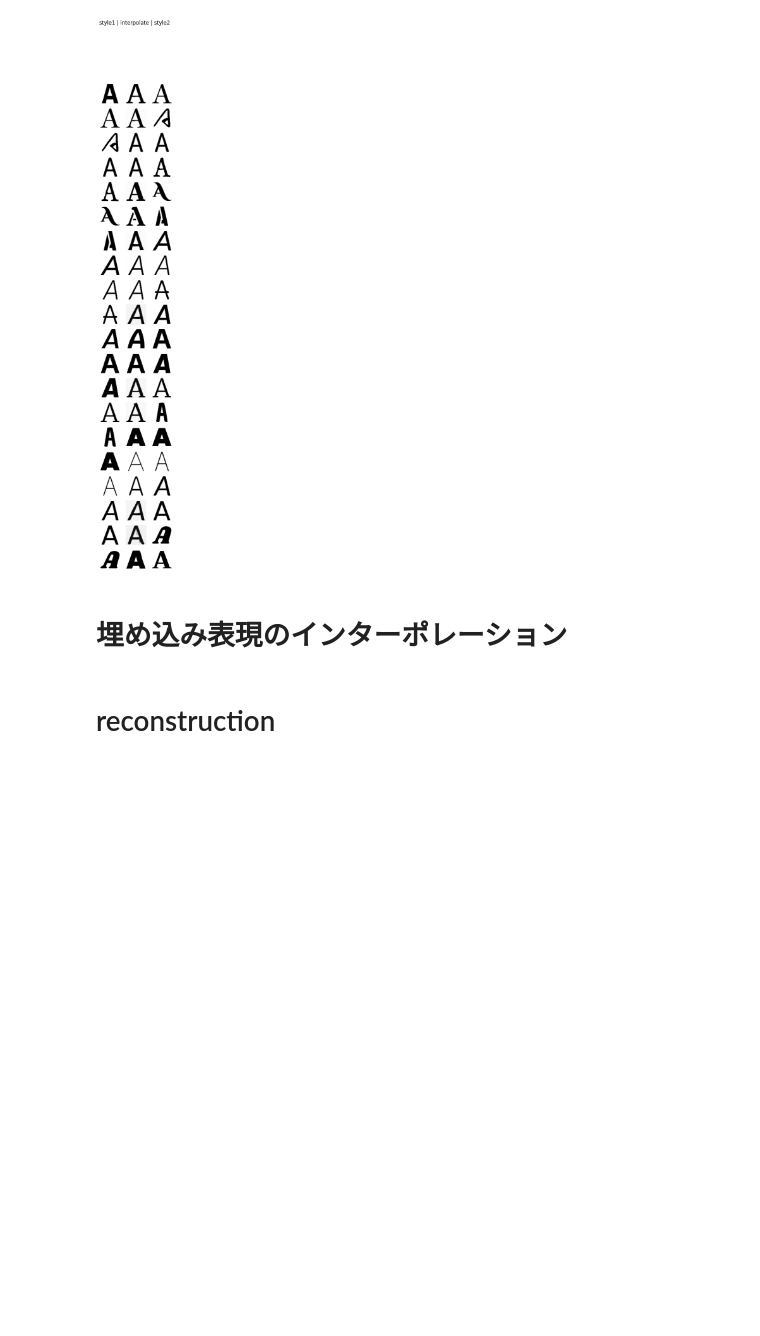
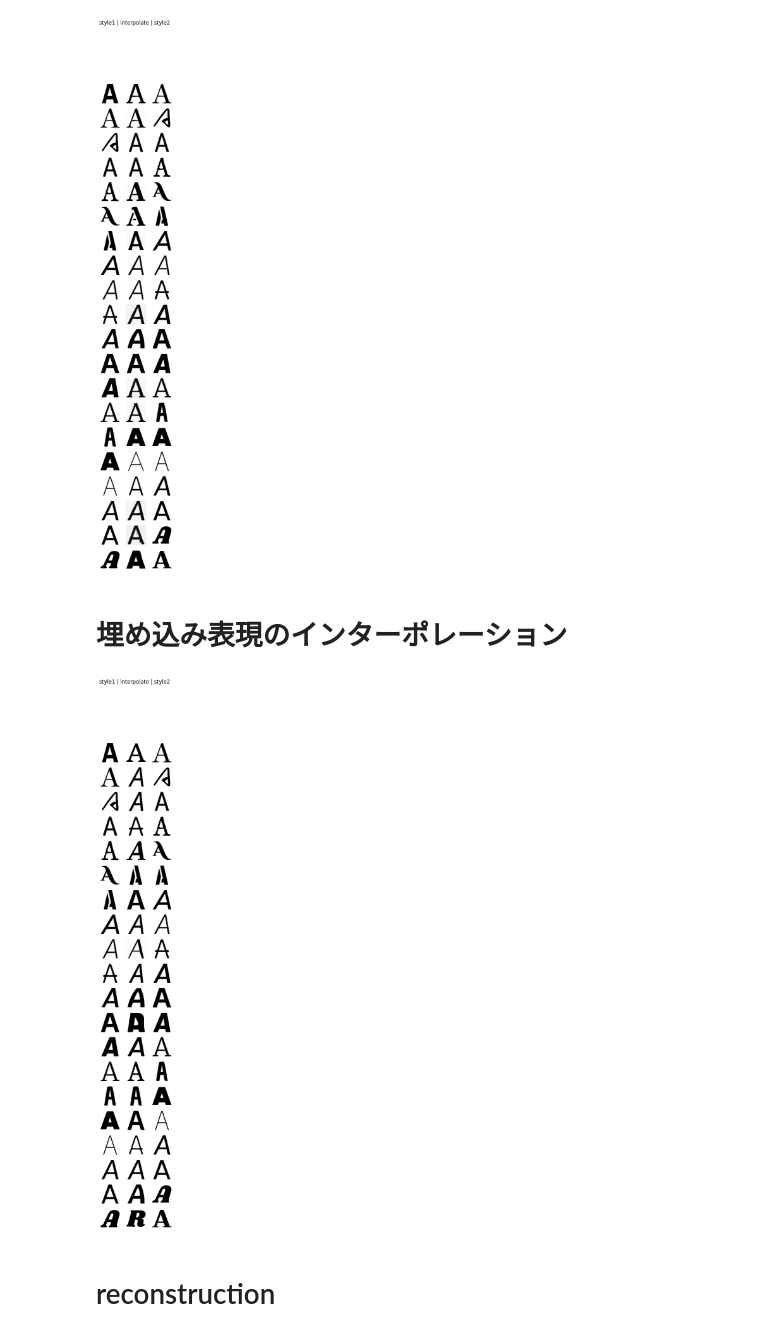
Before and after one commit to tetuomi/font-style-interpolation, a Jupyter notebook: scratch.ipynb, the cells around one changed output. Saved outputs shown, nothing was run; the diff lists cells and outputs as text; code cells hidden in the pictures; blank space fills up the shorter version.

```diff
--- a/scratch.ipynb
+++ b/scratch.ipynb
@@ -269,7 +269,7 @@ TEST SIZE: 0
 # ノイズのインターポレーション
 # %%
 @torch.no_grad()
-def p_sample_interpolate(x, classes, style1, style2, t, t_index, class_scale=6., style_scale=6., rescaled_phi=0.7):
+def p_sample_noise_interpolate(x, classes, style1, style2, t, t_index, class_scale=6., style_scale=6., rescaled_phi=0.7):
     betas_t = extract(betas, t, x.shape)
     sqrt_one_minus_alphas_cumprod_t = extract(sqrt_one_minus_alphas_cumprod, t, x.shape)
     sqrt_recip_alphas_t = extract(sqrt_recip_alphas, t, x.shape)
@@ -297,7 +297,7 @@ classes = torch.full((b,), 0, device=device, dtype=torch.long)
 style = torch.tensor([[i, (i+1)%num_style] for i in range(b)], device=device, dtype=torch.long)
 
 for i in tqdm(reversed(range(0, timesteps)), desc='sampling loop time step', total=timesteps):
-    img = p_sample_interpolate(img, classes, style[:, 0], style[:, 1], torch.full((b,), i, device=device, dtype=torch.long), i,
+    img = p_sample_noise_interpolate(img, classes, style[:, 0], style[:, 1], torch.full((b,), i, device=device, dtype=torch.long), i,
                     class_scale=class_scale, style_scale=style_scale, rescaled_phi=rescaled_phi)
 
 fig, ax = plt.subplots(b, 3, figsize=(3, b))
@@ -309,11 +309,53 @@ for i in range(b):
     ax[i, 1].imshow(img[i][0].cpu().detach().clone(), cmap='gray')
     ax[i, 2].imshow(d[26*style[i][1]][0][0], cmap='gray')
 fig.suptitle('style1 | interpolate | style2')
-plt.savefig(f"result/{os.path.basename(model_path).split('.')[0]}_interpolate_{style_scale}_{class_scale}.png")
+plt.savefig(f"result/{os.path.basename(model_path).split('.')[0]}_noise_interpolate_{style_scale}_{class_scale}.png")
 # %% [output]
 [figure]
 # %% [markdown]
 # 埋め込み表現のインターポレーション
+# %%
+@torch.no_grad()
+def p_sample_emb_interpolate(x, classes, style1, style2, t, t_index, class_scale=6., style_scale=6., rescaled_phi=0.7):
+    betas_t = extract(betas, t, x.shape)
+    sqrt_one_minus_alphas_cumprod_t = extract(sqrt_one_minus_alphas_cumprod, t, x.shape)
+    sqrt_recip_alphas_t = extract(sqrt_recip_alphas, t, x.shape)
+
+    pred_noise = model.emb_interpolate(x, t, classes, style1, style2, alpha=0.5)
+    model_mean = sqrt_recip_alphas_t * (x - betas_t * pred_noise / sqrt_one_minus_alphas_cumprod_t)
+
+    if t_index == 0:
+        return model_mean
+    else:
+        posterior_variance_t = extract(posterior_variance, t, x.shape)
+        noise = torch.randn_like(x)
+        return model_mean + torch.sqrt(posterior_variance_t) * noise
+
+style_scale = 3.
+class_scale = 3.
+rescaled_phi = 0.7
+
+b = 20
+img = torch.randn((b, channels, image_size, image_size), device=device)
+classes = torch.full((b,), 0, device=device, dtype=torch.long)
+style = torch.tensor([[i, (i+1)%num_style] for i in range(b)], device=device, dtype=torch.long)
+
+for i in tqdm(reversed(range(0, timesteps)), desc='sampling loop time step', total=timesteps):
+    img = p_sample_emb_interpolate(img, classes, style[:, 0], style[:, 1], torch.full((b,), i, device=device, dtype=torch.long), i,
+                    class_scale=class_scale, style_scale=style_scale, rescaled_phi=rescaled_phi)
+
+fig, ax = plt.subplots(b, 3, figsize=(3, b))
+for i in range(b):
+    ax[i, 0].axis('off')
+    ax[i, 1].axis('off')
+    ax[i, 2].axis('off')
+    ax[i, 0].imshow(d[26*style[i][0]][0][0], cmap='gray')
+    ax[i, 1].imshow(img[i][0].cpu().detach().clone(), cmap='gray')
+    ax[i, 2].imshow(d[26*style[i][1]][0][0], cmap='gray')
+fig.suptitle('style1 | interpolate | style2')
+plt.savefig(f"result/{os.path.basename(model_path).split('.')[0]}_emb_interpolate_{style_scale}_{class_scale}.png")
+# %% [output]
+[figure, added]
 # %% [markdown]
 # reconstruction
 # %%
```
Also changed, not shown: 1 other file.
